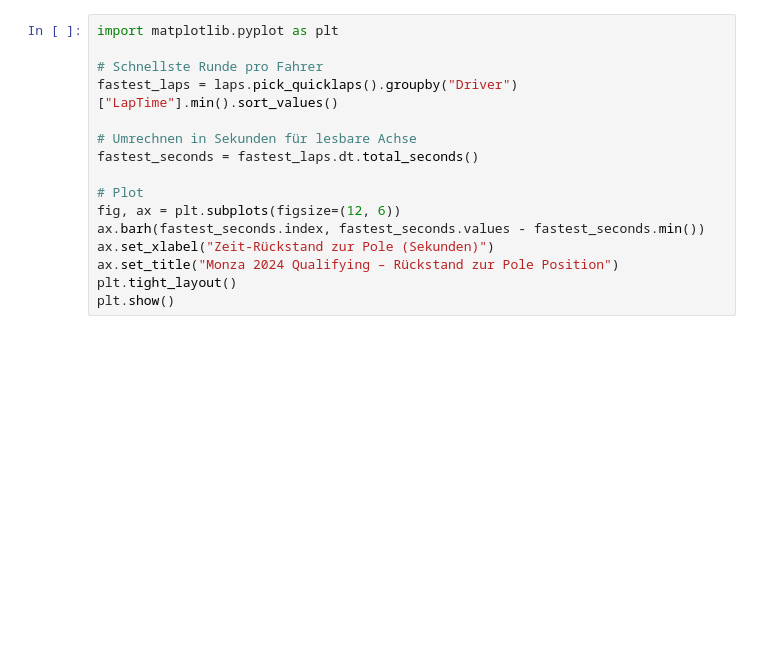
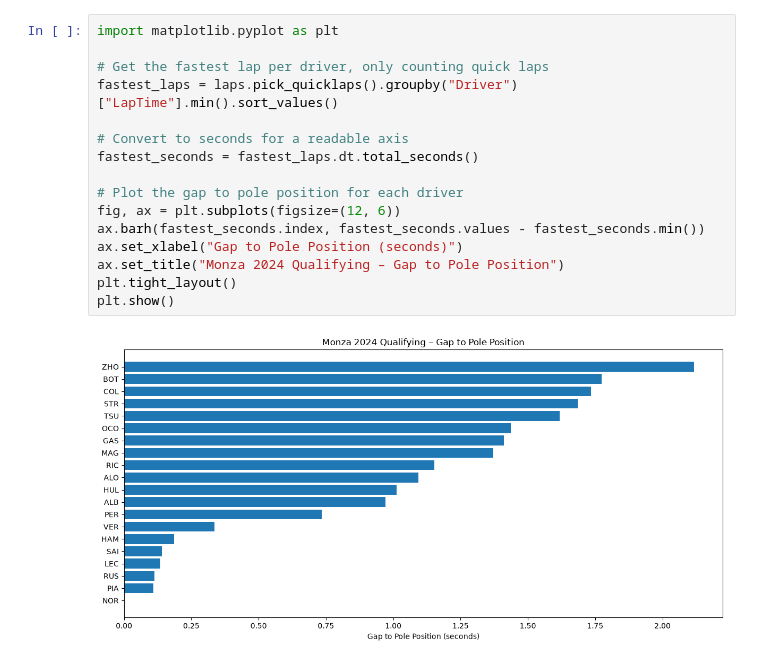
Before and after one commit to benni-kjc/f1-telemetry-analysis, a Jupyter notebook: projekt1_telemetrie.ipynb, the cells around one changed output. Cells and saved outputs as stored; diff of their text form; blank space fills up the shorter version.

```diff
--- a/projekt1_telemetrie.ipynb
+++ b/projekt1_telemetrie.ipynb
@@ -15,17 +35,19 @@ print(f"Runden geladen: {len(laps)}")
 # %%
 import matplotlib.pyplot as plt
 
-# Schnellste Runde pro Fahrer
+# Get the fastest lap per driver, only counting quick laps
 fastest_laps = laps.pick_quicklaps().groupby("Driver")["LapTime"].min().sort_values()
 
-# Umrechnen in Sekunden für lesbare Achse
+# Convert to seconds for a readable axis
 fastest_seconds = fastest_laps.dt.total_seconds()
 
-# Plot
+# Plot the gap to pole position for each driver
 fig, ax = plt.subplots(figsize=(12, 6))
 ax.barh(fastest_seconds.index, fastest_seconds.values - fastest_seconds.min())
-ax.set_xlabel("Zeit-Rückstand zur Pole (Sekunden)")
-ax.set_title("Monza 2024 Qualifying – Rückstand zur Pole Position")
+ax.set_xlabel("Gap to Pole Position (seconds)")
+ax.set_title("Monza 2024 Qualifying – Gap to Pole Position")
 plt.tight_layout()
 plt.show()
+# %% [output]
+[figure, added]
 # %%
```
Also changed, not shown: parts of 8 cells of this notebook, 1 other file.
